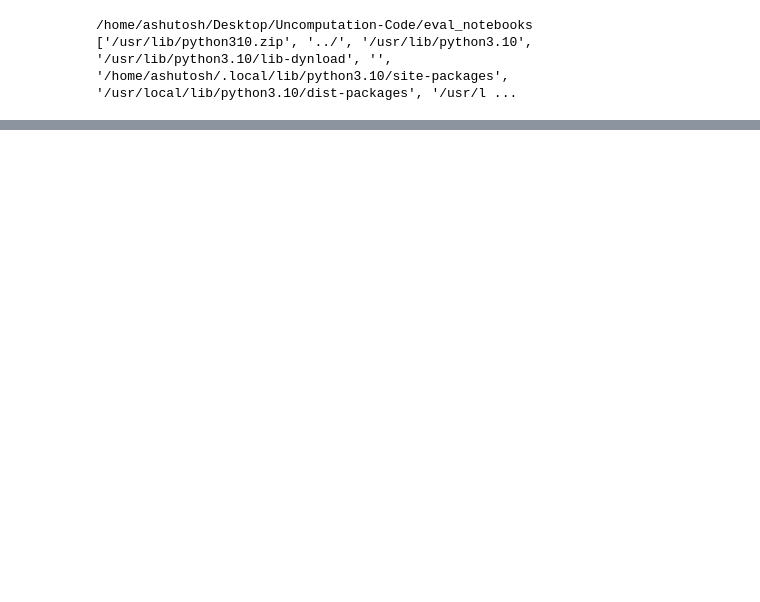
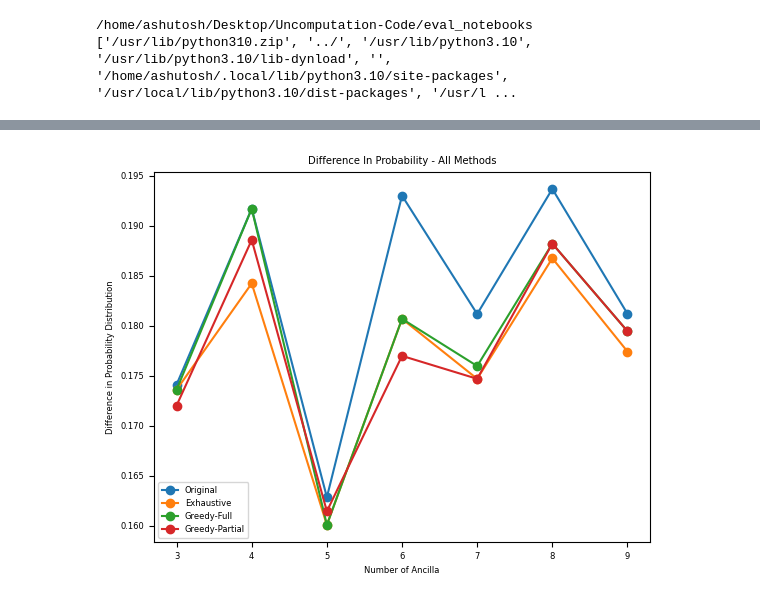
Before and after one commit to ashutiw2k/PartialUncomputation, a Jupyter notebook: eval_notebooks/basic_eval_DiffNumAncilla.ipynb, the cells around one changed output, grey strips where cells are left out. Saved outputs shown, nothing was run; the diff lists cells and outputs as text; code cells hidden in the pictures; blank space fills up the shorter version.

```diff
--- a/eval_notebooks/basic_eval_DiffNumAncilla.ipynb
+++ b/eval_notebooks/basic_eval_DiffNumAncilla.ipynb
@@ -503,0 +507,13 @@ plt.show()
+# %%
+plt.plot(x_axis, ex_comp_avg, marker='o', linestyle='-', label='Original')
+plt.plot(x_axis, ex_uncomp_avg, marker='o', linestyle='-', label='Exhaustive')
+plt.plot(x_axis, gf_uncomp_avg, marker='o', linestyle='-', label='Greedy-Full')
+plt.plot(x_axis, gp_uncomp_avg, marker='o', linestyle='-', label='Greedy-Partial')
+
+plt.legend()
+plt.xlabel('Number of Ancilla')
+plt.ylabel('Difference in Probability Distribution')
+plt.title('Difference In Probability - All Methods')
+plt.show()
+# %% [output]
+[figure, added]
```
Also changed, not shown: parts of 4 cells of this notebook, 1 other file.
